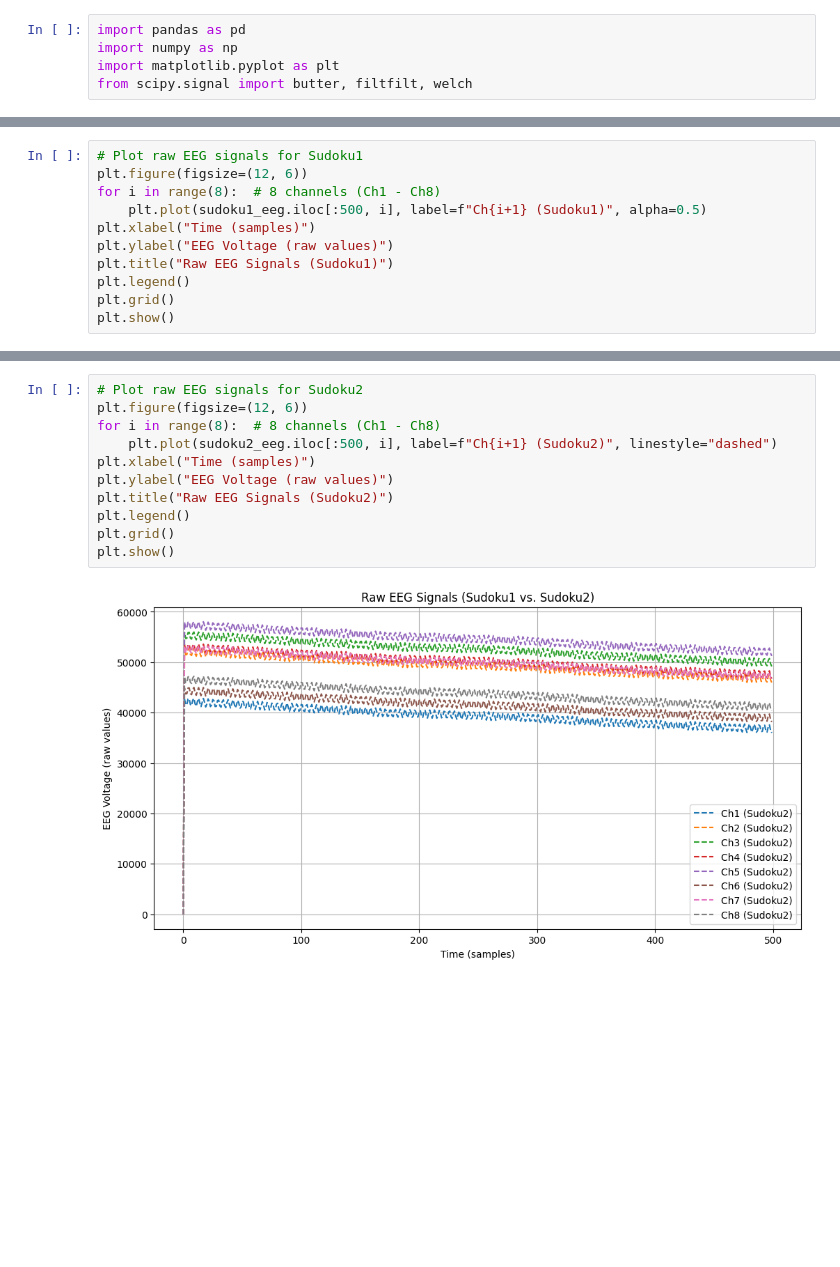
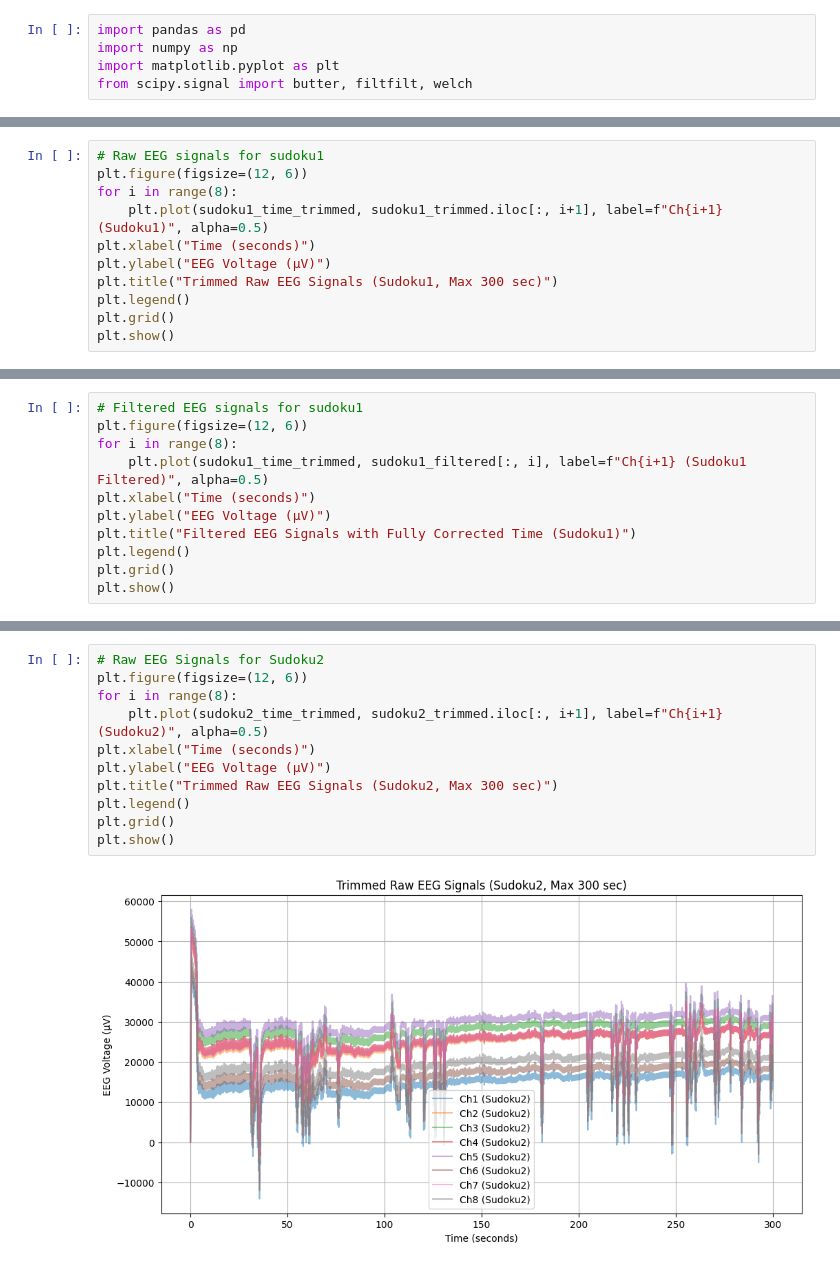
Before and after one commit to kumarmegha/Project-COGS-189, a Jupyter notebook: Data Analysis.ipynb, the cells around one changed output, grey strips where cells are left out. Drawn from its saved outputs; the diff is of its cells as text; blank space fills up the shorter version.

```diff
--- a/Data Analysis.ipynb
+++ b/Data Analysis.ipynb
@@ -37,11 +81,11 @@ print(sudoku2_eeg.head())
 # %%
-# Plot raw EEG signals for Sudoku1
+# Raw EEG signals for sudoku1
 plt.figure(figsize=(12, 6))
-for i in range(8):  # 8 channels (Ch1 - Ch8)
-    plt.plot(sudoku1_eeg.iloc[:500, i], label=f"Ch{i+1} (Sudoku1)", alpha=0.5)
-plt.xlabel("Time (samples)")
-plt.ylabel("EEG Voltage (raw values)")
-plt.title("Raw EEG Signals (Sudoku1)")
+for i in range(8):
+    plt.plot(sudoku1_time_trimmed, sudoku1_trimmed.iloc[:, i+1], label=f"Ch{i+1} (Sudoku1)", alpha=0.5)
+plt.xlabel("Time (seconds)")
+plt.ylabel("EEG Voltage (µV)")
+plt.title("Trimmed Raw EEG Signals (Sudoku1, Max 300 sec)")
 plt.legend()
 plt.grid()
 plt.show()
@@ -49,0 +94,11 @@ plt.show()
+# %%
+# Filtered EEG signals for sudoku1
+plt.figure(figsize=(12, 6))
+for i in range(8):
+    plt.plot(sudoku1_time_trimmed, sudoku1_filtered[:, i], label=f"Ch{i+1} (Sudoku1 Filtered)", alpha=0.5)
+plt.xlabel("Time (seconds)")
+plt.ylabel("EEG Voltage (µV)")
+plt.title("Filtered EEG Signals with Fully Corrected Time (Sudoku1)")
+plt.legend()
+plt.grid()
+plt.show()
@@ -50,13 +107,13 @@ plt.show()
 # %%
-# Plot raw EEG signals for Sudoku2
+# Raw EEG Signals for Sudoku2
 plt.figure(figsize=(12, 6))
-for i in range(8):  # 8 channels (Ch1 - Ch8)
-    plt.plot(sudoku2_eeg.iloc[:500, i], label=f"Ch{i+1} (Sudoku2)", linestyle="dashed")
-plt.xlabel("Time (samples)")
-plt.ylabel("EEG Voltage (raw values)")
-plt.title("Raw EEG Signals (Sudoku2)")
+for i in range(8):
+    plt.plot(sudoku2_time_trimmed, sudoku2_trimmed.iloc[:, i+1], label=f"Ch{i+1} (Sudoku2)", alpha=0.5)
+plt.xlabel("Time (seconds)")
+plt.ylabel("EEG Voltage (µV)")
+plt.title("Trimmed Raw EEG Signals (Sudoku2, Max 300 sec)")
 plt.legend()
 plt.grid()
 plt.show()
 # %% [output]
-[figure, old version]
+[figure, new version]
```
Also changed, not shown: parts of 11 cells of this notebook.
